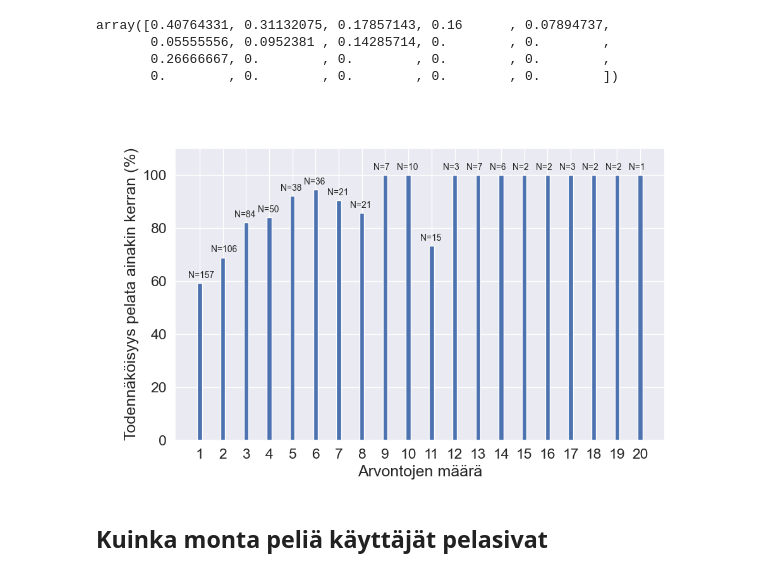
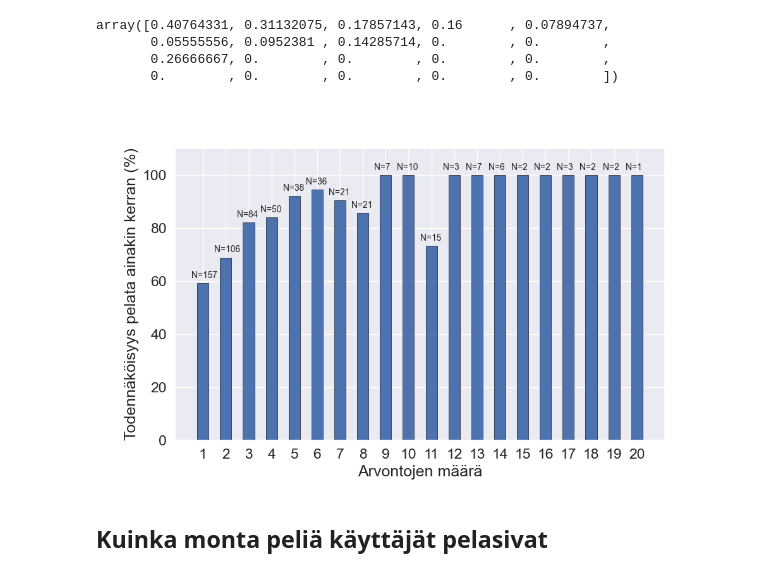
Before and after one commit to ropekonsti/ropecon-2022, a Jupyter notebook: analyysi.ipynb, the cells around one changed output. Cells and saved outputs as stored; diff of their text form; code cells hidden in the pictures.

Commit message:
push figures, new analysis

```diff
--- a/analyysi.ipynb
+++ b/analyysi.ipynb
@@ -102,8 +94,8 @@ signups_ttrpg.shape
 # %%
-users_with_no_games_all = []
-for user in usernames:
-    num_signups = userSignups[userSignups.username==user].shape[0]
-    num_signedGames = signedGames[signedGames.username==user].shape[0]
-    if num_signups == 0 and num_signedGames == 0:
-        users_with_no_games_all.append(user)
+# users_with_no_games_all = []
+# for user in usernames:
+#     num_signups = userSignups[userSignups.username==user].shape[0]
+#     num_signedGames = signedGames[signedGames.username==user].shape[0]
+#     if num_signups == 0 and num_signedGames == 0:
+#         users_with_no_games_all.append(user)
 # %%
@@ -113,10 +103,4 @@ print(f'{len(users_with_no_games_all)} ({np.round(len(users_with_no_games_all)/l
 # %% [markdown]
 ## Kuinka monta pelaajaa ei päässyt yhteenkään peliin
-# %%
-users_with_no_games = []
-for user in usernames:
-    num_signups = signups_ttrpg[signups_ttrpg.username==user].shape[0]
-    if num_signups == 0:
-        users_with_no_games.append(user)
 # %%
 # Etistään ne pelaajat, jotka eivät ole olleet yhdessäkään ropessa, mutta ovat yrittäneet päästä vähintään yhteen peliin
@@ -140,8 +124,5 @@ print(f"{np.round(len(users_with_no_signedGames_and_atleast_one_signup)/len(user
-# %%
-
-num_signedGames = np.zeros((len(users_no_games_and_atleast_one_signedGame),))
-for i, user in enumerate(users_no_games_and_atleast_one_signedGame):
-    num_signedGames[i] = signedGames_ttrpg[signedGames_ttrpg['username'] == user].shape[0]
+# %%
+num_signedGames = signedGames_ttrpg.query('username in @users_no_games_atleast_one_signedGame').groupby(by='username').count().loc[:, 'gameDetails.gameId']
 # %%
 print(f"Keskimäärin käyttäjät jotka eivät päässeet yhteenkään peliin yrittivät päästä {np.round(num_signedGames.mean(),1)} peliin arvontavaiheessa")
 # %% [output]
@@ -197,15 +370,15 @@ array([0.40764331, 0.31132075, 0.17857143, 0.16      , 0.07894737,
        0.        , 0.        , 0.        , 0.        , 0.        ])
 # %%
 fig, ax = plt.subplots(figsize=(10,6))
-ax.bar(signedGames_total, (1-chance_no_game)*100, width=0.2)
+ax.bar(signedGames_total, (1-chance_no_game)*100, width=0.5, linewidth=0.5, edgecolor='k')
 ax.set_xlabel('Arvontojen määrä')
 ax.set_ylabel('Todennäköisyys pelata ainakin kerran (%)')
 ax.set_xticks(np.linspace(1,20,20))
 ax.set_ylim([0, 110])
 for i,n in enumerate(signedGames_total):
     ax.text(n-0.5, (1-chance_no_game[i])*100 + 2, f'N={len(num_signedGames_all[num_signedGames_all==n])}', fontsize=10)
 # %% [output]
-[figure, old version]
+[figure, new version]
 # %% [markdown]
 ## Kuinka monta peliä käyttäjät pelasivat
 # %%
```
Also changed, not shown: parts of 89 cells of this notebook, 7 other files.
